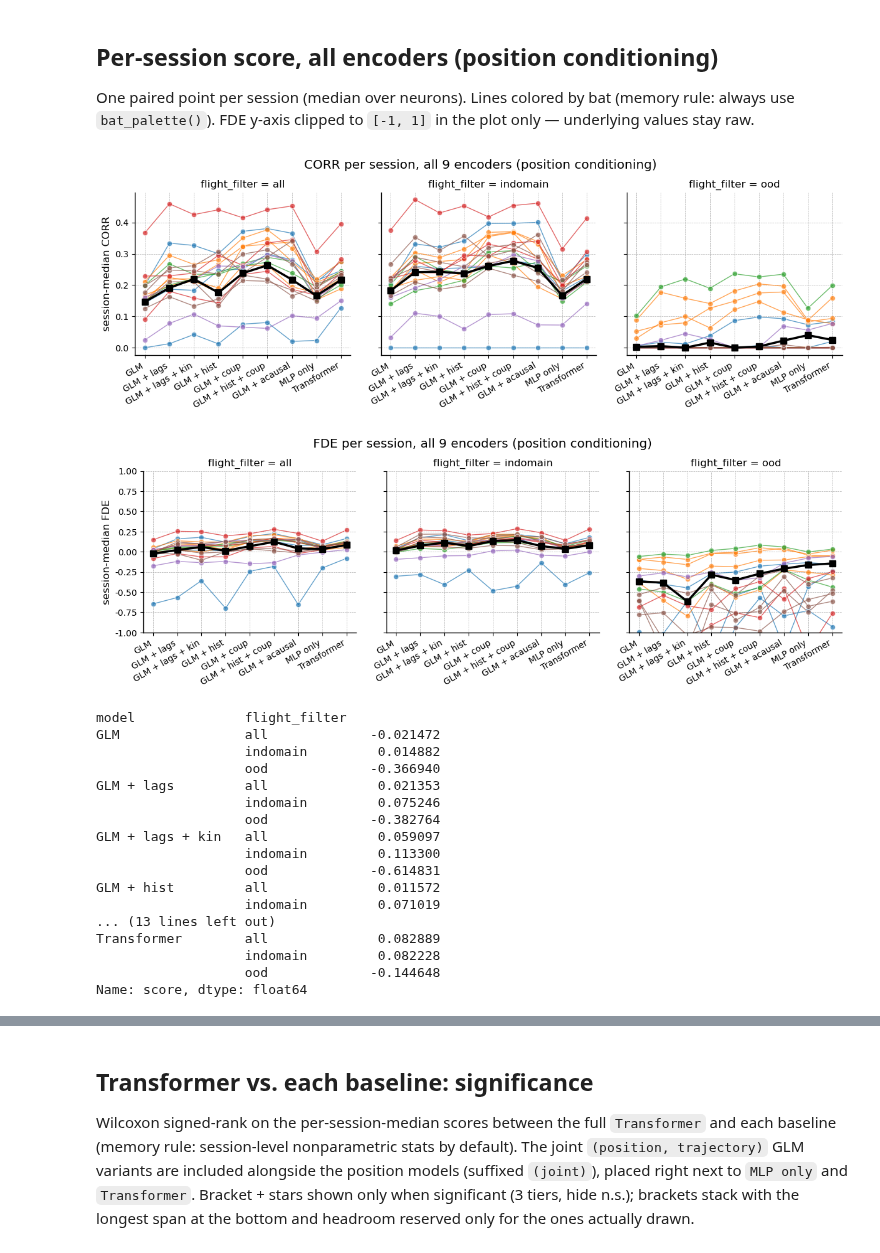
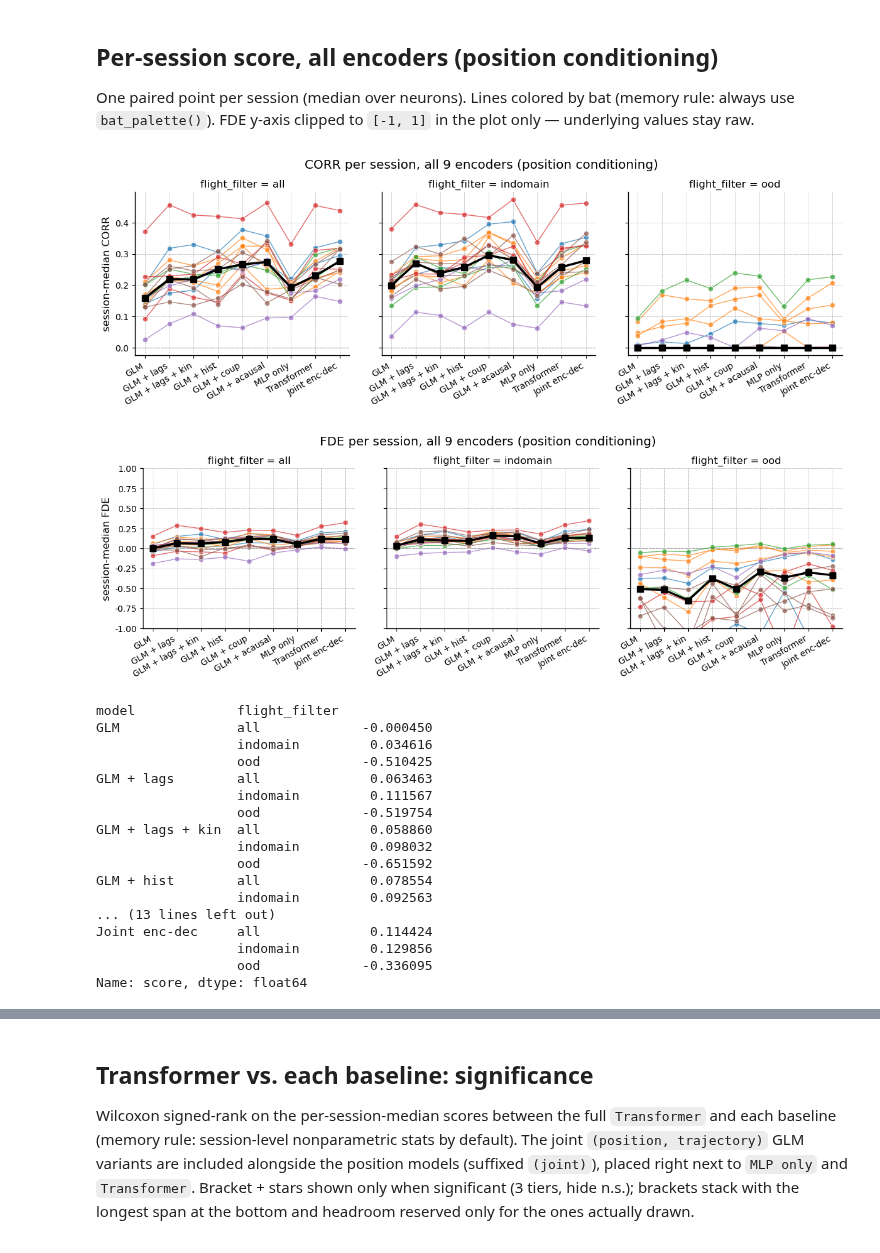
Before and after one commit to yongrong-qiu/digitalbat, a Jupyter notebook: notebooks/model_comparison.ipynb, the cells around one changed output, grey strips where cells are left out. Saved outputs shown, nothing was run; the diff lists cells and outputs as text; code cells hidden in the pictures.

```diff
--- a/notebooks/model_comparison.ipynb
+++ b/notebooks/model_comparison.ipynb
@@ -82,7 +85,7 @@ device = 'cuda'
 # GLMs (+hist / +coup / +hist+coup, plus the acausal self-filter) are folded in
 # alongside the existing encoders.
 MODEL_ORDER = ['GLM', 'GLM + lags', 'GLM + lags + kin',
-               'GLM + hist', 'GLM + coup', 'GLM + hist + coup', 'GLM + acausal',
+               'GLM + hist', 'GLM + coup', 'GLM + acausal',
                'MLP only', 'Transformer', 'Joint enc-dec']
 
 # GLM family that ALSO gets trajectory-cluster-specific place fields ("joint"
@@ -90,7 +93,7 @@ MODEL_ORDER = ['GLM', 'GLM + lags', 'GLM + lags + kin',
 # +lags/+lags+kin would need a per-cluster copy of a ~45k-feature design
 # (>>100M params), and MLP/Transformer have no explicit place basis (the
 # transformer already sees the trajectory through attention).
-GLM_JOINT_MODELS = ['GLM', 'GLM + hist', 'GLM + coup', 'GLM + hist + coup',
+GLM_JOINT_MODELS = ['GLM', 'GLM + hist', 'GLM + coup',
                     'GLM + acausal']
 CONDITIONINGS = ['position', 'joint']
 
@@ -143,7 +146,8 @@ GLM_ALPHA_RANGE = (1e-4, 1e2)  # coupling group-lasso strength, log-uniform
 # cannot detect a split change on its own. Old (pre-split-change) checkpoints
 # are left on disk under their previous (untagged / older-tagged) names. Bump
 # this string whenever the canonical split changes.
-DATA_TAG = '_acc50_full_v2'
+DATA_TAG = '_acc50_preln_17_sess'   # pre-LN transformer encoder (norm_first + final norm)
+GLM_TAG = '_acc50_default17'        # GLM checkpoints: unchanged (not affected by pre-LN)
 
 BAT_FORMER_CKPT = make_model_name(seed, DEFAULT_LR, DEFAULT_WEIGHT_DECAY,
                                   out_dir='./out/bat_former', suffix=DATA_TAG)
@@ -160,7 +164,7 @@ def ckpt_path(name, cond):
     # Every GLM (plain / +lags / +lags+kin / +hist / +coup / +hist+coup / +acausal,
     # position or joint) is tuned via Optuna and saved under one uniform name.
     tag = name.lower().replace(' + ', '_').replace(' ', '_')
-    return f'./out/bat_glm/bat_{tag}_{cond}_seed_{seed}_optuna{DATA_TAG}.pth'
+    return f'./out/bat_glm/bat_{tag}_{cond}_seed_{seed}_optuna{GLM_TAG}.pth'
 
 CKPT_PATHS = {key: ckpt_path(*key) for key in FIT_SPECS}
 for key in FIT_SPECS:
@@ -188,7 +177,7 @@ BAT_PALETTE = bat_palette()
 Single call to `bat_data_loader` shared by both models so the train/valid/test
 splits and the standardization stats are identical.
 # %%
-data_config = make_data_config(session_names=ALL_SESSION_NAMES)
+data_config = make_data_config(session_names=DEFAULT_SESSION_NAMES)
 dataloaders, behavior_dim, unit_num_dict, meta_info_dict = bat_data_loader(**data_config)
 print(f'Base dataloader: behavior_dim={behavior_dim}, {len(unit_num_dict)} sessions')
 
@@ -201,9 +190,9 @@ print(f'Base dataloader: behavior_dim={behavior_dim}, {len(unit_num_dict)} sessi
 # `data_for` and iterates each loader's own sessions, so the skipped sessions
 # simply yield no `GLM + lags + kin` rows.
 import glob
-kin_sessions = [s for s in ALL_SESSION_NAMES
+kin_sessions = [s for s in DEFAULT_SESSION_NAMES
                 if glob.glob(data_config['parent_folder'] + s + '/IMU_data.mat')]
-dropped = [s for s in ALL_SESSION_NAMES if s not in kin_sessions]
+dropped = [s for s in DEFAULT_SESSION_NAMES if s not in kin_sessions]
 if dropped:
     print(f'Kinematics dataloader: skipping {len(dropped)} session(s) without IMU: {dropped}')
 data_config_kin = {**data_config, 'session_names': kin_sessions,
@@ -373,7 +366,18 @@ glm_common = dict(n_bases_per_dim=16, pos_range=(-3.0, 3.0),
                   bin_width=data_config['bin_width'])
 glm_lags = np.arange(-1.0, 1.0 + 1e-9, 0.2).tolist()
 
-base_model_config = make_model_config(behavior_dim, unit_num_dict, meta_info_dict)
+# Encoder architecture from the pre-LN Optuna search (former_best_params{DATA_TAG}); falls
+# back to make_model_config defaults if the search has not been run yet.
+import json as _json
+_enc_arch_path = f'./out/bat_former/former_best_params{DATA_TAG}_seed_{seed}.json'
+if os.path.exists(_enc_arch_path):
+    _bp = _json.load(open(_enc_arch_path))
+    _enc_arch = {k: _bp[k] for k in ('latent_dim', 'ff_dim', 'num_layers', 'dropout_prob') if k in _bp}
+    print(f'encoder arch overrides from {_enc_arch_path}: {_enc_arch}')
+else:
+    _enc_arch = {}
+    print(f'WARNING: {_enc_arch_path} not found; using make_model_config defaults')
+base_model_config = make_model_config(behavior_dim, unit_num_dict, meta_info_dict, **_enc_arch)
 transformer_noattn_cfg = {**base_model_config, 'use_attention': False}
 
 
@@ -766,7 +752,7 @@ GLM_BEST_PARAMS = {}
 # search is expensive and the old (pre-split-change) params were never saved, so
 # the first run on a new split re-searches and records them here; later runs (or
 # any future split reusing the same DATA_TAG) reuse them and skip Optuna.
-GLM_PARAMS_PATH = f'./out/bat_glm/glm_best_params{DATA_TAG}_seed_{seed}.json'
+GLM_PARAMS_PATH = f'./out/bat_glm/glm_best_params{GLM_TAG}_seed_{seed}.json'
 if os.path.exists(GLM_PARAMS_PATH):
     with open(GLM_PARAMS_PATH) as f:
         glm_saved_params = json.load(f)
@@ -1122,52 +1098,53 @@ session_df = (
 )
 
 for metric in ['corr', 'fde']:
     g = sns.FacetGrid(
         session_df[session_df['metric'] == metric],
         col='flight_filter', col_order=['all', 'indomain', 'ood'],
         height=3.6, aspect=1.15, sharex=True, sharey=True,
     )
     g.map_dataframe(
         sns.lineplot, x='model', y='score', units='session',
         hue='bat', palette=BAT_PALETTE, hue_order=list(BAT_PALETTE.keys()),
         estimator=None, marker='o', alpha=0.7, linewidth=1, legend=False,
     )
     for flight_filter, ax in g.axes_dict.items():
         # Black line connecting per-model session-medians shows the trend.
         sub = (session_df[(session_df['metric'] == metric) &
                           (session_df['flight_filter'] == flight_filter)]
                .groupby('model', observed=True)['score'].median()
                .reindex(MODEL_ORDER))
         ax.plot(range(len(sub)), sub.values, color='k', linewidth=2.5, marker='s',
                 markersize=7, label='cross-session median', zorder=5)
+        ax.axhline(0, color='0.6', linestyle='--', linewidth=0.8, zorder=0)
         ax.tick_params(axis='x', rotation=30)
         for lbl in ax.get_xticklabels():
             lbl.set_horizontalalignment('right')
         if metric == 'fde':
             ax.set_ylim(-1, 1)
     g.set_axis_labels('', f'session-median {metric.upper()}')
     g.figure.suptitle(f'{metric.upper()} per session, all {len(MODEL_ORDER)} encoders (position conditioning)', y=1.04)
     plt.show()
 # %% [output]
-[figure, old version]
+[figure, new version]
-[figure, old version]
+[figure, new version]
 # %%
 session_df[session_df['metric'] == 'fde'].groupby(['model', 'flight_filter'])['score'].median()
 # %% [output]
-model              flight_filter
-GLM                all             -0.021472
-                   indomain         0.014882
-                   ood             -0.366940
-GLM + lags         all              0.021353
-                   indomain         0.075246
-                   ood             -0.382764
-GLM + lags + kin   all              0.059097
-                   indomain         0.113300
-                   ood             -0.614831
-GLM + hist         all              0.011572
-                   indomain         0.071019
+model             flight_filter
+GLM               all             -0.000450
+                  indomain         0.034616
+                  ood             -0.510425
+GLM + lags        all              0.063463
+                  indomain         0.111567
+                  ood             -0.519754
+GLM + lags + kin  all              0.058860
+                  indomain         0.098032
+                  ood             -0.651592
+GLM + hist        all              0.078554
+                  indomain         0.092563
 ... (13 lines left out)
-Transformer        all              0.082889
-                   indomain         0.082228
-                   ood             -0.144648
+Joint enc-dec     all              0.114424
+                  indomain         0.129856
+                  ood             -0.336095
 Name: score, dtype: float64
```
Also changed, not shown: parts of 16 cells of this notebook.
